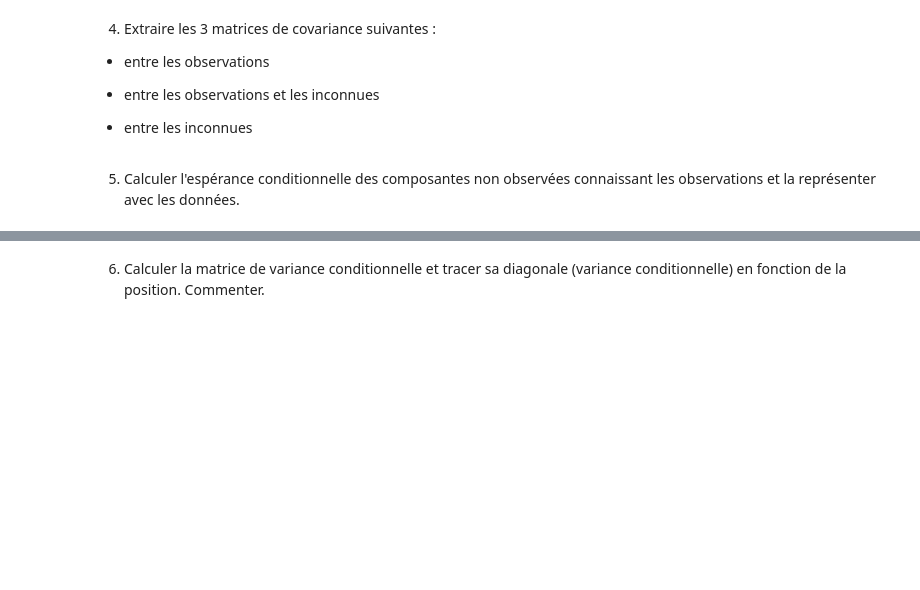
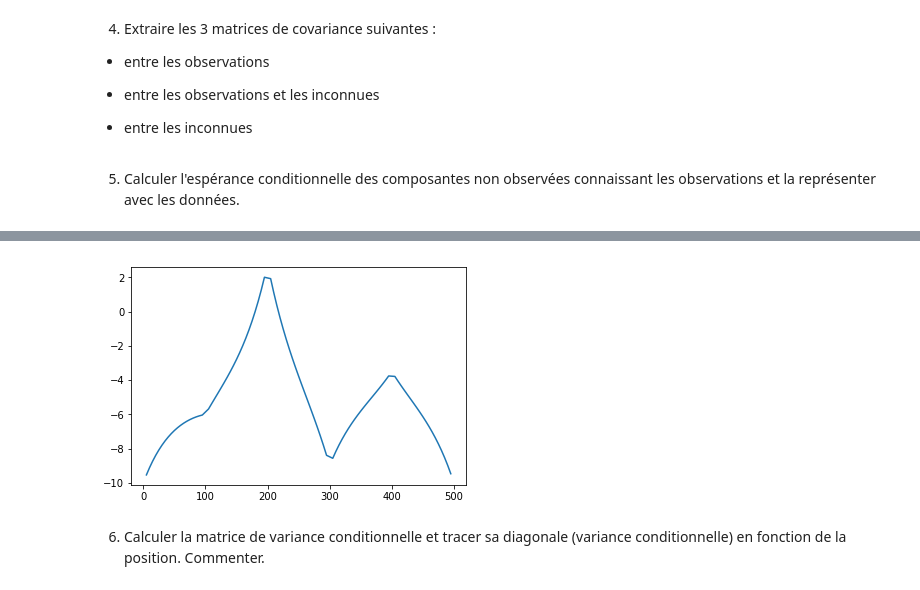
Before and after one commit to MaudRouxSalembien/Probabilites, a Jupyter notebook: Projet numérique de Probabilités.ipynb, the cells around one changed output, grey strips where cells are left out. Drawn from its saved outputs; the diff is of its cells as text; code cells hidden in the pictures; blank space fills up the shorter version.

```diff
--- a/Projet numérique de Probabilités.ipynb
+++ b/Projet numérique de Probabilités.ipynb
@@ -171,0 +179,8 @@ def densité_conditionelle(l1 : numpy array, l2 : numpy array):
+# %%
+m_z=-5*np.ones(N-n)
+m_y=-5*np.ones(n)
+y=np.random.multivariate_normal(m_y, C_observations)
+#le problème c'est que l'espérance conditionnelle est une fonction de y... que doit-on répondre??
+#he en fait on nous donne un y, c'est le tableau depth. my bad.
+m = m_z - np.dot(np.transpose(C_obs_unknown), np.dot(np.linalg.inv(C_observations), depth-m_y))
+print(m)
@@ -172,2 +205,13 @@ def densité_conditionelle(l1 : numpy array, l2 : numpy array):
+# %%
+def esperance_conditionelle(y):
+    return m_z - np.dot(np.transpose(C_obs_unknown), np.dot(np.linalg.inv(C_observations), y-m_y))
+
+Y=[discretization[i] for i in unknown_indexes]
+M=[m[i] for i in range(N-n)]
+plt.plot(Y, M)
+plt.show()
+#c'est très le rigolo
+# %% [output]
+[figure, added]
 # %% [markdown]
 6. Calculer la matrice de variance conditionnelle et tracer sa diagonale (variance conditionnelle) en fonction de la position. Commenter.
```
Also changed, not shown: parts of 5 cells of this notebook.
